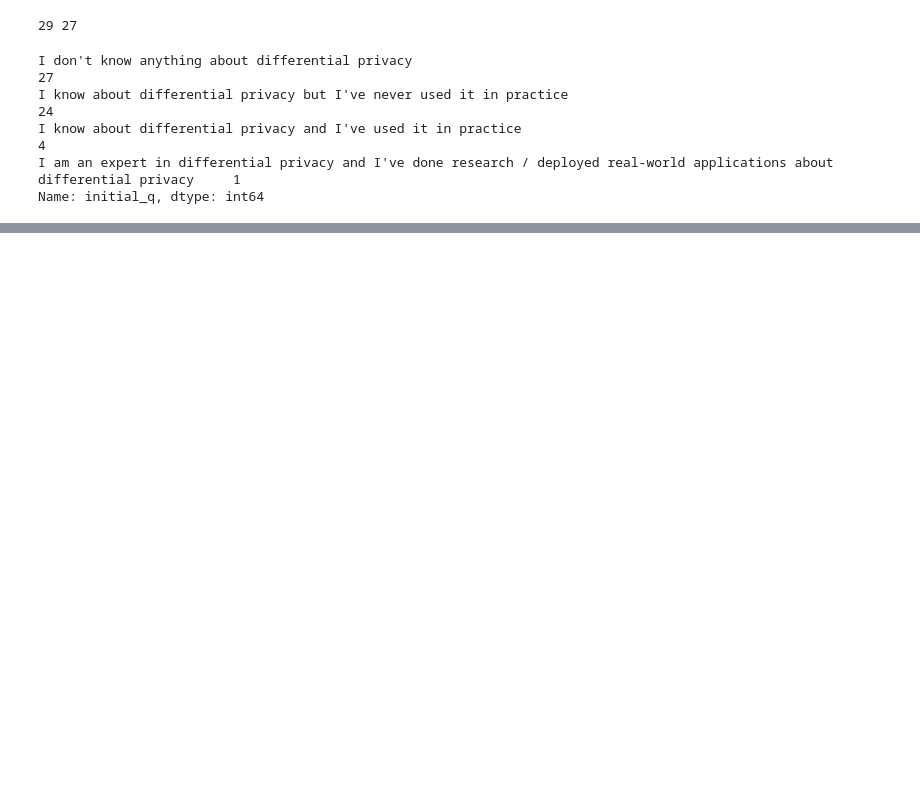
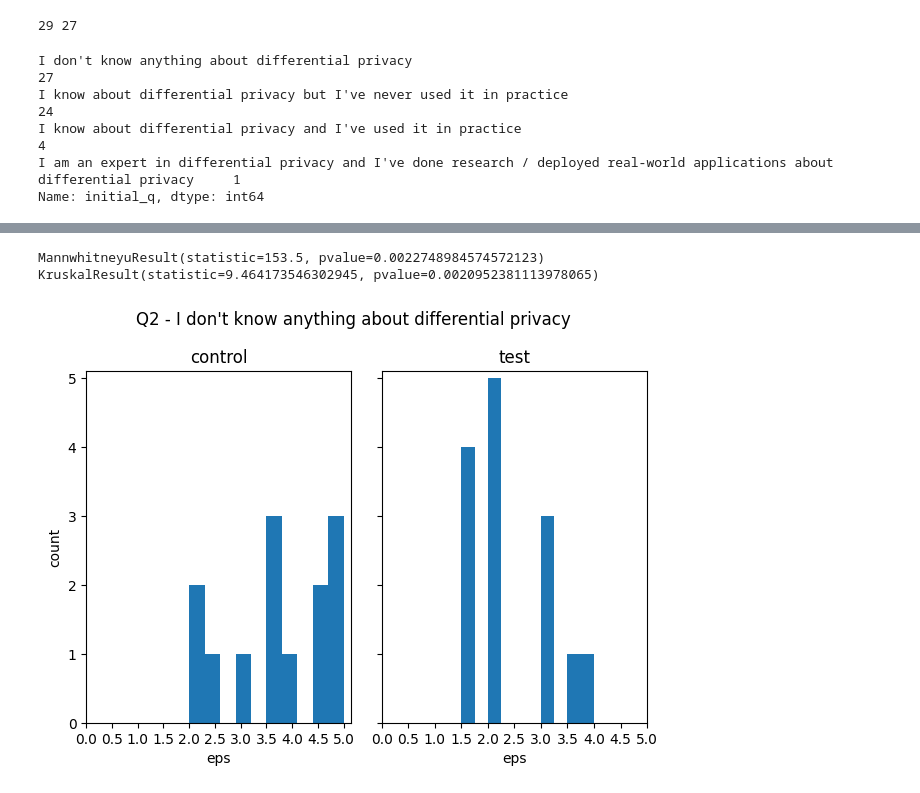
Before and after one commit to youny626/DP_test, a Jupyter notebook: user_study/analysis_new.ipynb, the cells around one changed output, grey strips where cells are left out. Cells and saved outputs as stored; diff of their text form; code cells hidden in the pictures; blank space fills up the shorter version.

```diff
--- a/user_study/analysis_new.ipynb
+++ b/user_study/analysis_new.ipynb
@@ -51,0 +147,14 @@ plt.show()
+# %%
+c2 = df[df.initial_q == "I don't know anything about differential privacy"]["control2"]
+t2 = df[df.initial_q == "I don't know anything about differential privacy"]["test2"]
+
+# display(c1)
+# display(t1)
+
+tests(c2, t2)
+
+plot_hist(c2, t2, "Q2 - I don't know anything about differential privacy")
+# %% [output]
+MannwhitneyuResult(statistic=153.5, pvalue=0.0022748984574572123)
+KruskalResult(statistic=9.464173546302945, pvalue=0.0020952381113978065)
+[figure, added]
```
Also changed, not shown: parts of 31 cells of this notebook, 5 other files.
